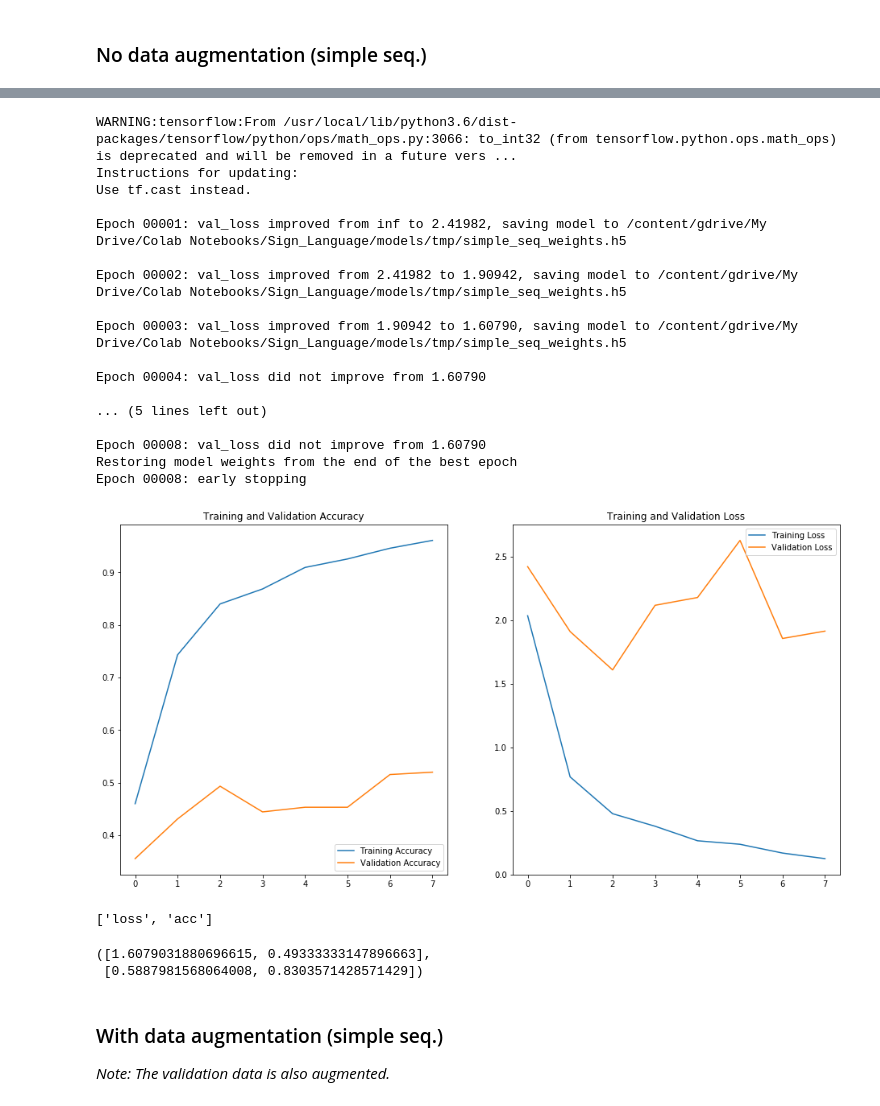
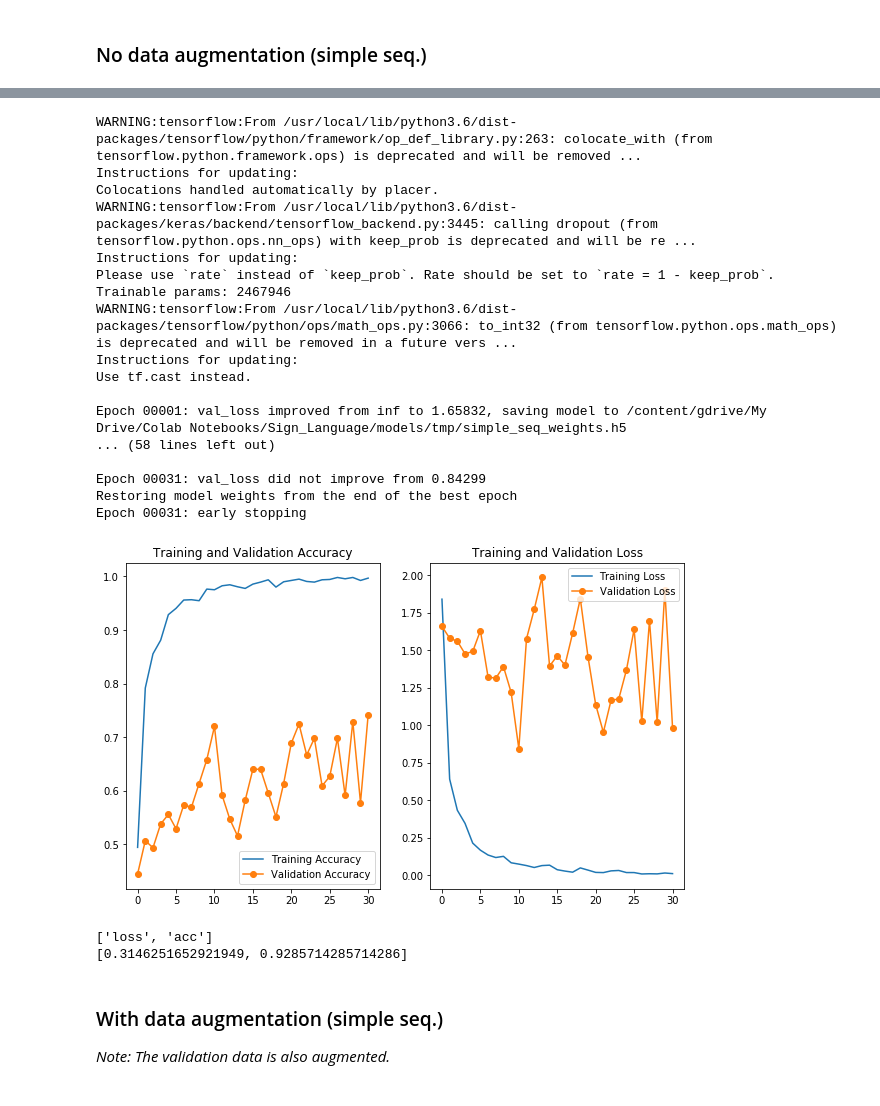
Before and after one commit to olszewskip/Sign_Language, a Jupyter notebook: playground_colab.ipynb, the cells around one changed output, grey strips where cells are left out. Cells and saved outputs as stored; diff of their text form; code cells hidden in the pictures.

Commit message:
Some results: simple-sequential vs mobilenetV2, with vs without data-augment.

```diff
--- a/playground_colab.ipynb
+++ b/playground_colab.ipynb
@@ -87,3 +82,8 @@ PATIENCE_EPOCHS = 5
+# %%
+BATCH_SIZE = 32
+EPOCHS = 100
+PATIENCE_EPOCHS = 20
+LR = 0.0004
 # %% [markdown]
 ### Create the data-generators that will:
 * handle loading the data from disk (each class from separate sub-directory),
@@ -98,7 +98,7 @@ def prepare_data_gens(image_dim):
 
   trainval_gen_augment = ImageDataGenerator(rescale=1/255,
                                             validation_split=0.1/0.8,
-                                            rotation_range=30,
+                                            rotation_range=20,
                                             height_shift_range=0.1,
                                             width_shift_range=0.1,
                                             brightness_range=(0.9, 1.1),
@@ -209,6 +209,7 @@ def train_model(model, train_gen, val_gen, weights_file_name, verbosity=1):
   callbacks = [ModelCheckpoint(filepath=os.path.join(model_checkpoints,
                                                      weights_file_name),
                                verbose=1,
+                               monitor='val_loss',
                                save_best_only=True),
                EarlyStopping(monitor='val_loss',
                              min_delta=0,
@@ -240,16 +241,16 @@ def plot_history(history):
 
   epochs_range = range(len(loss))
 
-  plt.figure(figsize=(16, 8))
+  plt.figure(figsize=(10, 6))
   plt.subplot(1, 2, 1)
-  plt.plot(epochs_range, acc, label='Training Accuracy')
-  plt.plot(epochs_range, val_acc, label='Validation Accuracy')
+  plt.plot(epochs_range, acc, '-', label='Training Accuracy')
+  plt.plot(epochs_range, val_acc, '-o', label='Validation Accuracy')
   plt.legend(loc='lower right')
   plt.title('Training and Validation Accuracy')
 
   plt.subplot(1, 2, 2)
-  plt.plot(epochs_range, loss, label='Training Loss')
-  plt.plot(epochs_range, val_loss, label='Validation Loss')
+  plt.plot(epochs_range, loss, '-', label='Training Loss')
+  plt.plot(epochs_range, val_loss, '-o', label='Validation Loss')
   plt.legend(loc='upper right')
   plt.title('Training and Validation Loss')
   plt.show()
@@ -258,6 +259,10 @@ def plot_history(history):
 def count_trainable(model):
   """Utility function"""
   return int(np.sum([K.count_params(p) for p in set(model.trainable_weights)]))
+
+
+# Create a dictionary for aggregating scores obtained with various approaches
+model_results = {}
 # %% [markdown]
 ---
 ## Simple sequential model
@@ -313,49 +306,55 @@ Trainable params: 2467946
 # %%
-LR_1 = 0.0004
+desc = "simple_seq"
+
+model1 = simple_seq(image_dim)
+
+print("Trainable params:", count_trainable(model1))
 
 model1.compile(loss = 'categorical_crossentropy',
                metrics=['accuracy'],
-               optimizer = Adam(lr=LR_1))
+               optimizer = Adam(lr=LR))
 
 history1 = train_model(model1,
                        train_gen,
                        val_gen,
-                       "simple_seq_weights.h5",
+                       f"{desc}_weights.h5",
                        0)
 
 plot_history(history1)
 
 val_gen.reset()
 
 print(model1.metrics_names)
 
-model1.evaluate_generator(val_gen,
-                          steps = int(np.ceil(val_gen.samples / BATCH_SIZE)))\
-,\
+# model1.evaluate_generator(val_gen,
+#                           steps = int(np.ceil(val_gen.samples / BATCH_SIZE)))\
+# ,\
+result=\
 model1.evaluate_generator(test_gen,
                           steps = int(np.ceil(test_gen.samples / BATCH_SIZE)))
+model_results[1] = (desc, result)
+print(result)
 # %% [output]
+WARNING:tensorflow:From /usr/local/lib/python3.6/dist-packages/tensorflow/python/framework/op_def_library.py:263: colocate_with (from tensorflow.python.framework.ops) is deprecated and will be removed ...
+Instructions for updating:
+Colocations handled automatically by placer.
+WARNING:tensorflow:From /usr/local/lib/python3.6/dist-packages/keras/backend/tensorflow_backend.py:3445: calling dropout (from tensorflow.python.ops.nn_ops) with keep_prob is deprecated and will be re ...
+Instructions for updating:
+Please use `rate` instead of `keep_prob`. Rate should be set to `rate = 1 - keep_prob`.
+Trainable params: 2467946
 WARNING:tensorflow:From /usr/local/lib/python3.6/dist-packages/tensorflow/python/ops/math_ops.py:3066: to_int32 (from tensorflow.python.ops.math_ops) is deprecated and will be removed in a future vers ...
 Instructions for updating:
 Use tf.cast instead.
 
-Epoch 00001: val_loss improved from inf to 2.41982, saving model to /content/gdrive/My Drive/Colab Notebooks/Sign_Language/models/tmp/simple_seq_weights.h5
+Epoch 00001: val_loss improved from inf to 1.65832, saving model to /content/gdrive/My Drive/Colab Notebooks/Sign_Language/models/tmp/simple_seq_weights.h5
+... (58 lines left out)
 
-Epoch 00002: val_loss improved from 2.41982 to 1.90942, saving model to /content/gdrive/My Drive/Colab Notebooks/Sign_Language/models/tmp/simple_seq_weights.h5
-
-Epoch 00003: val_loss improved from 1.90942 to 1.60790, saving model to /content/gdrive/My Drive/Colab Notebooks/Sign_Language/models/tmp/simple_seq_weights.h5
-
-Epoch 00004: val_loss did not improve from 1.60790
-
-... (5 lines left out)
-
-Epoch 00008: val_loss did not improve from 1.60790
+Epoch 00031: val_loss did not improve from 0.84299
 Restoring model weights from the end of the best epoch
-Epoch 00008: early stopping
+Epoch 00031: early stopping
-[figure, old version]
+[figure, new version]
 ['loss', 'acc']
+[0.3146251652921949, 0.9285714285714286]
-([1.6079031880696615, 0.49333333147896663],
- [0.5887981568064008, 0.8303571428571429])
 # %% [markdown]
 ### With data augmentation (simple seq.)
 
```
Also changed, not shown: parts of 29 cells of this notebook.
